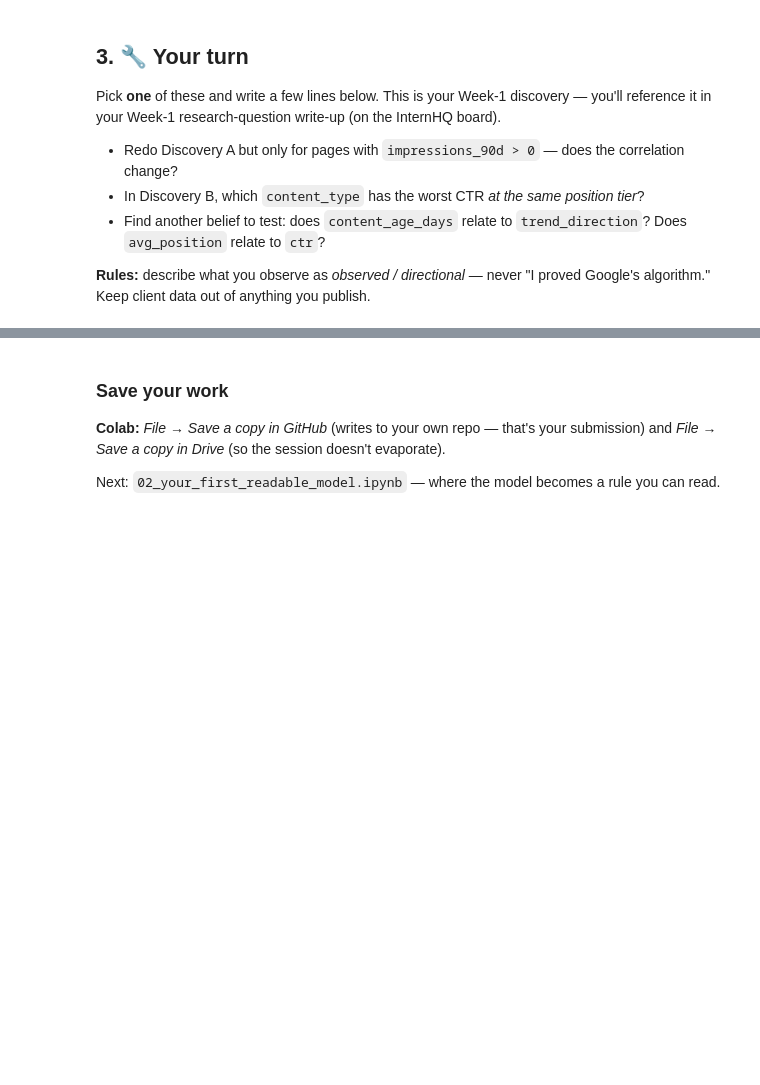
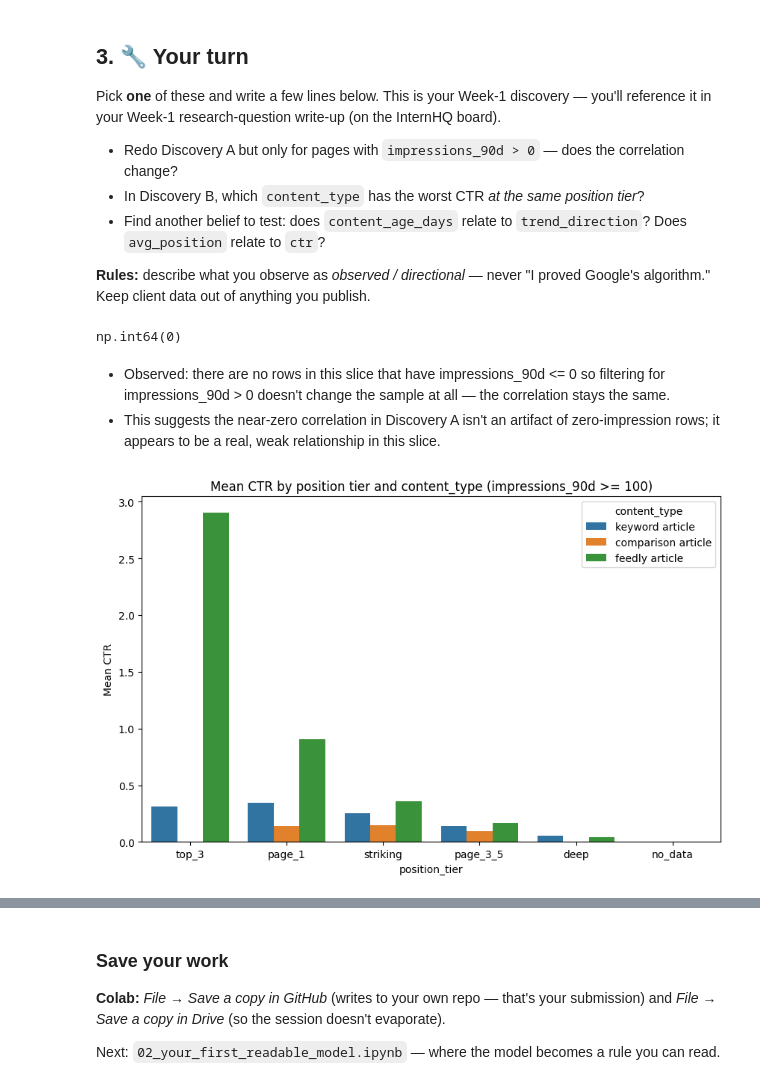
Before and after one commit to aabdulhakeem/flyrank-ml-internship-starter, a Jupyter notebook: notebooks/01_first_look_and_discovery.ipynb, the cells around one changed output, grey strips where cells are left out. Drawn from its saved outputs; the diff is of its cells as text; code cells hidden in the pictures; blank space fills up the shorter version.

```diff
--- a/notebooks/01_first_look_and_discovery.ipynb
+++ b/notebooks/01_first_look_and_discovery.ipynb
@@ -157,0 +156,32 @@ Pick **one** of these and write a few lines below. This is your Week-1 discovery
+# %%
+# Discovery A but only for pages with impressions_90d > 0 — does the correlation change?
+df[df['impressions_90d'] <= 0]['impressions_90d'].count()
+# %% [output]
+np.int64(0)
+# %% [markdown]
+* Observed: there are no rows in this slice that have impressions_90d  <= 0 so filtering for impressions_90d > 0 doesn't change the sample at all — the correlation stays the same.
+* This suggests the near-zero correlation in Discovery A isn't an artifact of zero-impression rows; it appears to be a real, weak relationship in this slice.
+# %%
+# Discovery B, which `content_type` has the worst CTR *at the same position tier*?
+import seaborn as sns
+import matplotlib.pyplot as plt
+
+visible = df[df["impressions_90d"] >= 100]
+
+tier_order = ["top_3", "page_1", "striking", "page_3_5", "deep", "no_data"]
+
+plt.figure(figsize=(10, 6))
+sns.barplot(
+    data=visible,
+    x="position_tier",
+    y="ctr",
+    hue="content_type",
+    order=tier_order,
+    estimator="mean",
+    errorbar=None
+)
+plt.ylabel("Mean CTR")
+plt.title("Mean CTR by position tier and content_type (impressions_90d >= 100)")
+plt.show()
+# %% [output]
+[figure, added]
```
Also changed, not shown: parts of 6 cells of this notebook.
